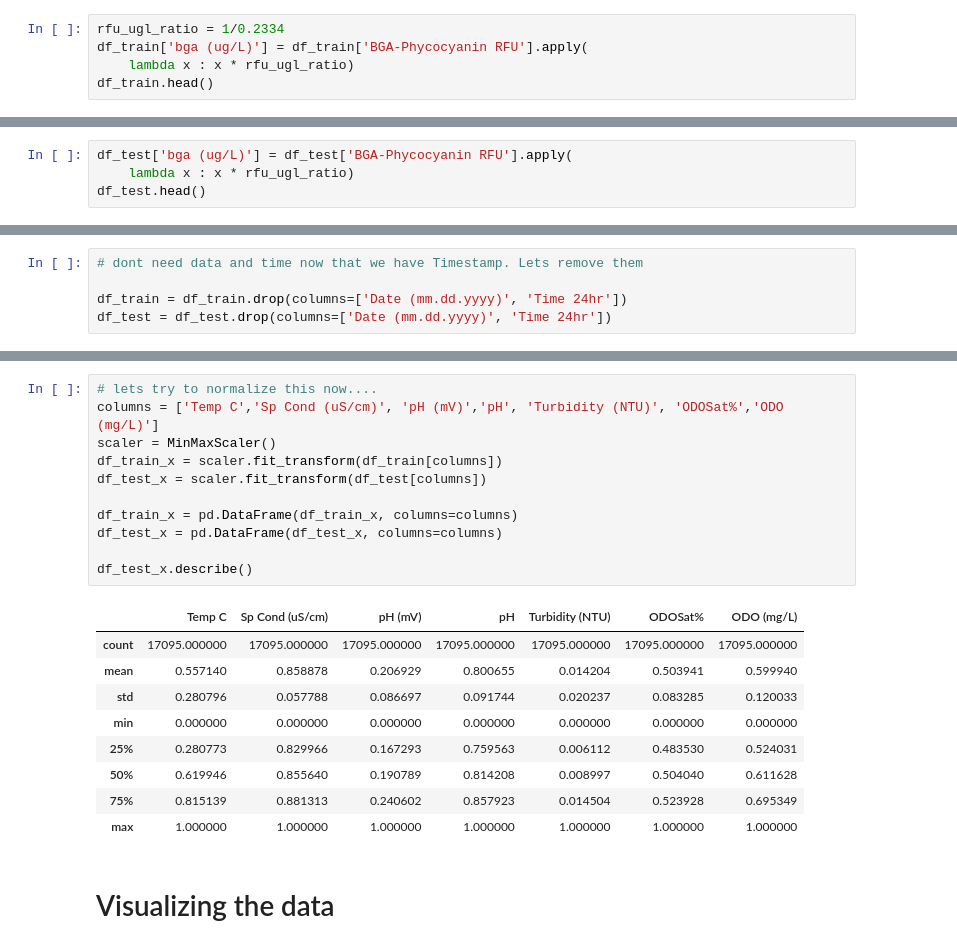
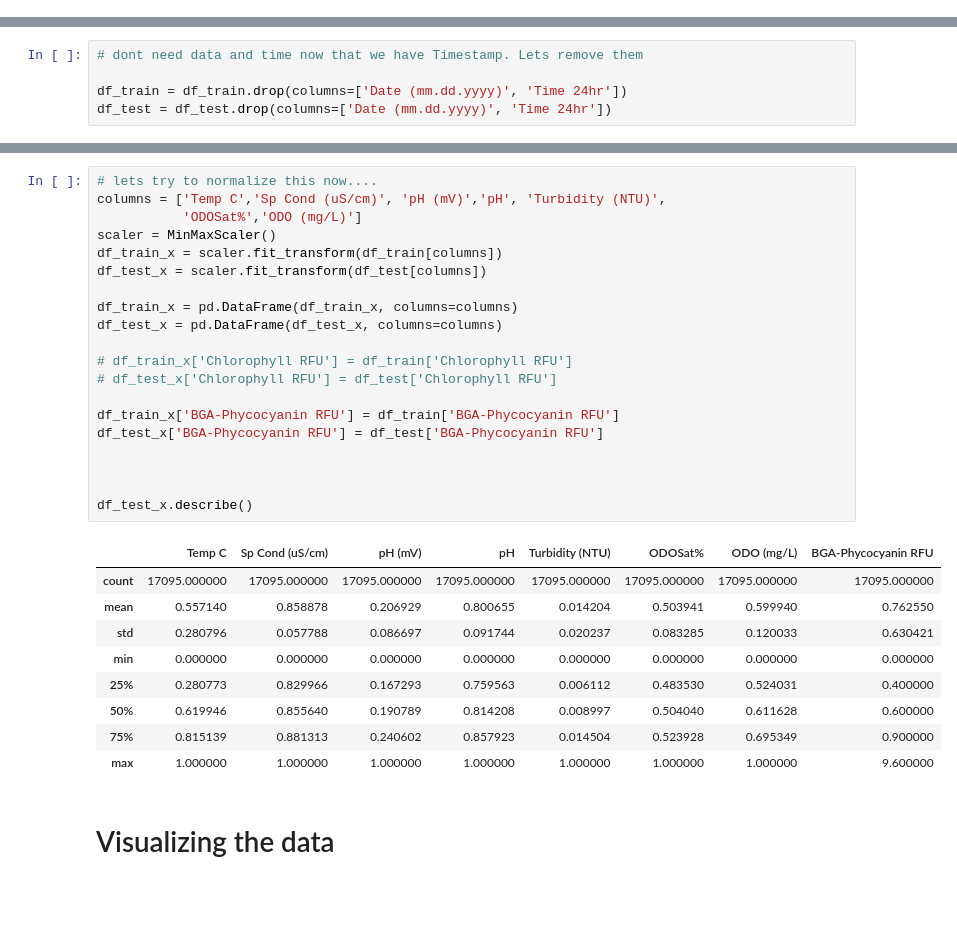
Before and after one commit to mccomackjp/algae-bloom-prediction, a Jupyter notebook: notebooks/models/rnn_prediction.ipynb, the cells around one changed output, grey strips where cells are left out. Cells and saved outputs as stored; diff of their text form; blank space fills up the shorter version.

```diff
--- a/notebooks/models/rnn_prediction.ipynb
+++ b/notebooks/models/rnn_prediction.ipynb
@@ -34,8 +37,3 @@ df_test.head()
 | 2 | 5/5/2017 | 0:30 | 15.49 | 2057 | -102.3 | 8.45 | 8.90 | ... |
 | 3 | 5/5/2017 | 0:45 | 15.67 | 1978 | -102.6 | 8.45 | 8.62 | ... |
 | 4 | 5/5/2017 | 1:00 | 15.34 | 2136 | -100.2 | 8.41 | 9.88 | ... |
-# %%
-rfu_ugl_ratio = 1/0.2334
-df_train['bga (ug/L)'] = df_train['BGA-Phycocyanin RFU'].apply(
-    lambda x : x * rfu_ugl_ratio)
-df_train.head()
@@ -53,4 +39,0 @@ print(1.3 * rfu_ugl_ratio)
-# %%
-df_test['bga (ug/L)'] = df_test['BGA-Phycocyanin RFU'].apply(
-    lambda x : x * rfu_ugl_ratio)
-df_test.head()
@@ -153,25 +125,34 @@ time                   datetime64[ns]
 dtype: object
 # %%
 # lets try to normalize this now....
-columns = ['Temp C','Sp Cond (uS/cm)', 'pH (mV)','pH', 'Turbidity (NTU)', 'ODOSat%','ODO (mg/L)']
+columns = ['Temp C','Sp Cond (uS/cm)', 'pH (mV)','pH', 'Turbidity (NTU)',
+           'ODOSat%','ODO (mg/L)']
 scaler = MinMaxScaler()
 df_train_x = scaler.fit_transform(df_train[columns])
 df_test_x = scaler.fit_transform(df_test[columns])
 
 df_train_x = pd.DataFrame(df_train_x, columns=columns)
 df_test_x = pd.DataFrame(df_test_x, columns=columns)
 
+# df_train_x['Chlorophyll RFU'] = df_train['Chlorophyll RFU']
+# df_test_x['Chlorophyll RFU'] = df_test['Chlorophyll RFU']
+
+df_train_x['BGA-Phycocyanin RFU'] = df_train['BGA-Phycocyanin RFU']
+df_test_x['BGA-Phycocyanin RFU'] = df_test['BGA-Phycocyanin RFU']
+
+
+
 df_test_x.describe()
 # %% [output]
-|  | Temp C | Sp Cond (uS/cm) | pH (mV) | pH | Turbidity (NTU) | ODOSat% | ODO (mg/L) |
-| count | 17095.000000 | 17095.000000 | 17095.000000 | 17095.000000 | 17095.000000 | 17095.000000 | 17095.000000 |
-| mean | 0.557140 | 0.858878 | 0.206929 | 0.800655 | 0.014204 | 0.503941 | 0.599940 |
-| std | 0.280796 | 0.057788 | 0.086697 | 0.091744 | 0.020237 | 0.083285 | 0.120033 |
-| min | 0.000000 | 0.000000 | 0.000000 | 0.000000 | 0.000000 | 0.000000 | 0.000000 |
-| 25% | 0.280773 | 0.829966 | 0.167293 | 0.759563 | 0.006112 | 0.483530 | 0.524031 |
-| 50% | 0.619946 | 0.855640 | 0.190789 | 0.814208 | 0.008997 | 0.504040 | 0.611628 |
-| 75% | 0.815139 | 0.881313 | 0.240602 | 0.857923 | 0.014504 | 0.523928 | 0.695349 |
-| max | 1.000000 | 1.000000 | 1.000000 | 1.000000 | 1.000000 | 1.000000 | 1.000000 |
+|  | Temp C | Sp Cond (uS/cm) | pH (mV) | pH | Turbidity (NTU) | ODOSat% | ODO (mg/L) | BGA-Phycocyanin RFU |
+| count | 17095.000000 | 17095.000000 | 17095.000000 | 17095.000000 | 17095.000000 | 17095.000000 | 17095.000000 | 17095.000000 |
+| mean | 0.557140 | 0.858878 | 0.206929 | 0.800655 | 0.014204 | 0.503941 | 0.599940 | 0.762550 |
+| std | 0.280796 | 0.057788 | 0.086697 | 0.091744 | 0.020237 | 0.083285 | 0.120033 | 0.630421 |
+| min | 0.000000 | 0.000000 | 0.000000 | 0.000000 | 0.000000 | 0.000000 | 0.000000 | 0.000000 |
+| 25% | 0.280773 | 0.829966 | 0.167293 | 0.759563 | 0.006112 | 0.483530 | 0.524031 | 0.400000 |
+| 50% | 0.619946 | 0.855640 | 0.190789 | 0.814208 | 0.008997 | 0.504040 | 0.611628 | 0.600000 |
+| 75% | 0.815139 | 0.881313 | 0.240602 | 0.857923 | 0.014504 | 0.523928 | 0.695349 | 0.900000 |
+| max | 1.000000 | 1.000000 | 1.000000 | 1.000000 | 1.000000 | 1.000000 | 1.000000 | 9.600000 |
 # %% [markdown]
 # Visualizing the data
 # %%
```
Also changed, not shown: parts of 19 cells of this notebook.
